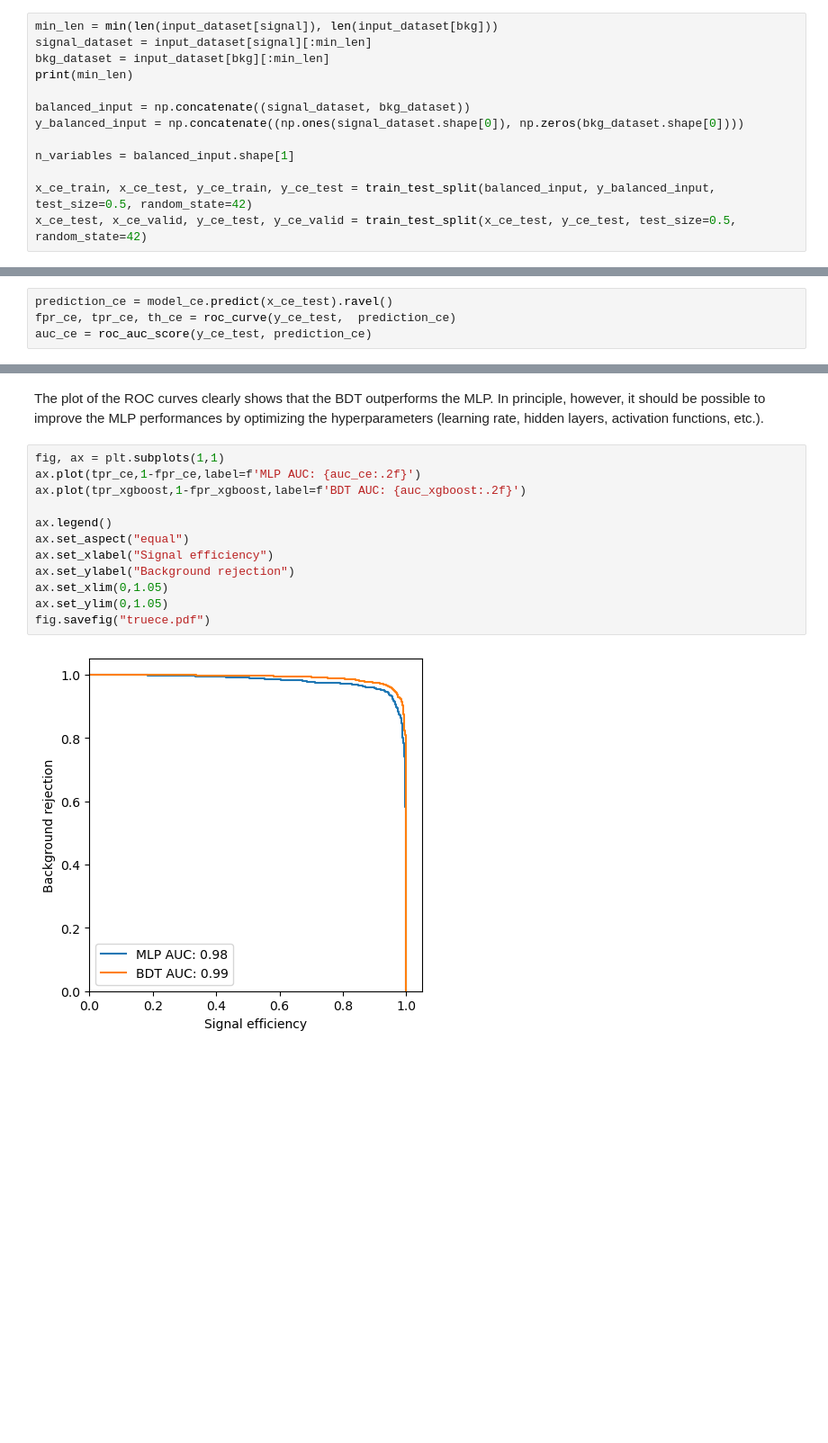
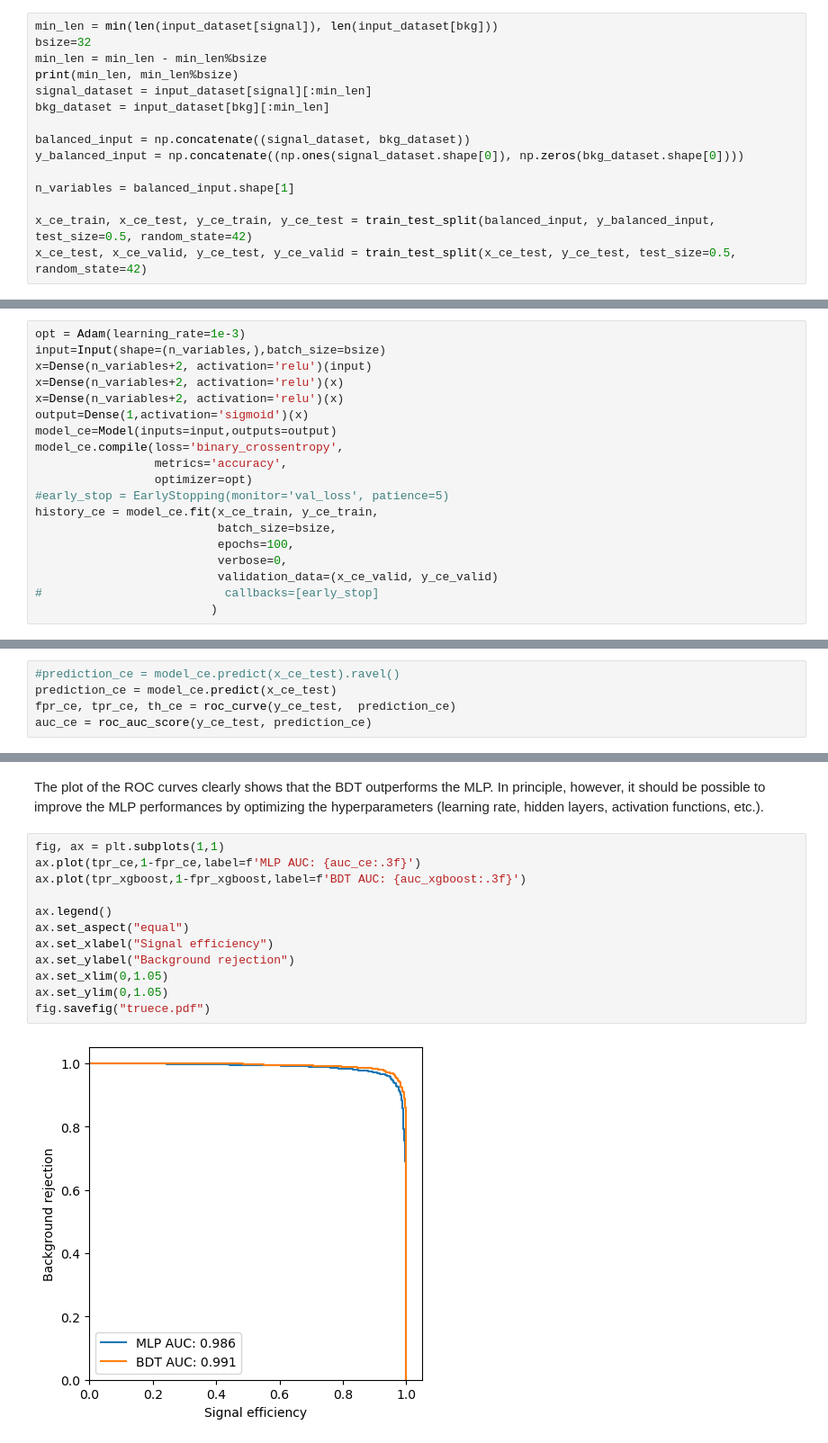
Before and after one commit to jnzhao3/KKTrain, a Jupyter notebook: TrainBkg.ipynb, the cells around one changed output, grey strips where cells are left out. Shown at 90% size. Drawn from its saved outputs; the diff is of its cells as text; blank space fills up the shorter version.

Commit message:
Construct model with an explicit input layer and batch_size so that it can be parsed by SOFIE

```diff
--- a/TrainBkg.ipynb
+++ b/TrainBkg.ipynb
@@ -62,8 +66,10 @@ In our problem we have a different number of signal and background entries in ou
 # %%
 min_len = min(len(input_dataset[signal]), len(input_dataset[bkg]))
+bsize=32
+min_len = min_len - min_len%bsize
+print(min_len, min_len%bsize)
 signal_dataset = input_dataset[signal][:min_len]
 bkg_dataset = input_dataset[bkg][:min_len]
-print(min_len)
 
 balanced_input = np.concatenate((signal_dataset, bkg_dataset))
 y_balanced_input = np.concatenate((np.ones(signal_dataset.shape[0]), np.zeros(bkg_dataset.shape[0])))
@@ -119,0 +87,19 @@ Epoch 75/200
+# %%
+opt = Adam(learning_rate=1e-3)
+input=Input(shape=(n_variables,),batch_size=bsize)
+x=Dense(n_variables+2, activation='relu')(input)
+x=Dense(n_variables+2, activation='relu')(x)
+x=Dense(n_variables+2, activation='relu')(x)
+output=Dense(1,activation='sigmoid')(x)
+model_ce=Model(inputs=input,outputs=output)
+model_ce.compile(loss='binary_crossentropy',
+                 metrics='accuracy',
+                 optimizer=opt)
+#early_stop = EarlyStopping(monitor='val_loss', patience=5)
+history_ce = model_ce.fit(x_ce_train, y_ce_train,
+                          batch_size=bsize,
+                          epochs=100,
+                          verbose=0,
+                          validation_data=(x_ce_valid, y_ce_valid)
+#                          callbacks=[early_stop]
+                         )
@@ -137,7 +126,8 @@ XGBClassifier(base_score=0.5, booster='gbtree', callbacks=None,
 # %% [markdown]
 Here we can finally apply our two models (the MLP and the BDT) to our test datasets and create the corresponding ROC curves.
 # %%
-prediction_ce = model_ce.predict(x_ce_test).ravel()
+#prediction_ce = model_ce.predict(x_ce_test).ravel()
+prediction_ce = model_ce.predict(x_ce_test)
 fpr_ce, tpr_ce, th_ce = roc_curve(y_ce_test,  prediction_ce)
 auc_ce = roc_auc_score(y_ce_test, prediction_ce)
 # %% [output]
@@ -150,15 +140,15 @@ auc_xgboost = roc_auc_score(y_ce_test, prediction_xgboost)
 The plot of the ROC curves clearly shows that the BDT outperforms the MLP. In principle, however, it should be possible to improve the MLP performances by optimizing the hyperparameters (learning rate, hidden layers, activation functions, etc.).
 # %%
 fig, ax = plt.subplots(1,1)
-ax.plot(tpr_ce,1-fpr_ce,label=f'MLP AUC: {auc_ce:.2f}')
-ax.plot(tpr_xgboost,1-fpr_xgboost,label=f'BDT AUC: {auc_xgboost:.2f}')
+ax.plot(tpr_ce,1-fpr_ce,label=f'MLP AUC: {auc_ce:.3f}')
+ax.plot(tpr_xgboost,1-fpr_xgboost,label=f'BDT AUC: {auc_xgboost:.3f}')
 
 ax.legend()
 ax.set_aspect("equal")
 ax.set_xlabel("Signal efficiency")
 ax.set_ylabel("Background rejection")
 ax.set_xlim(0,1.05)
 ax.set_ylim(0,1.05)
 fig.savefig("truece.pdf")
 # %% [output]
-[figure, old version]
+[figure, new version]
```
Also changed, not shown: parts of 11 cells of this notebook, 3 other files.
